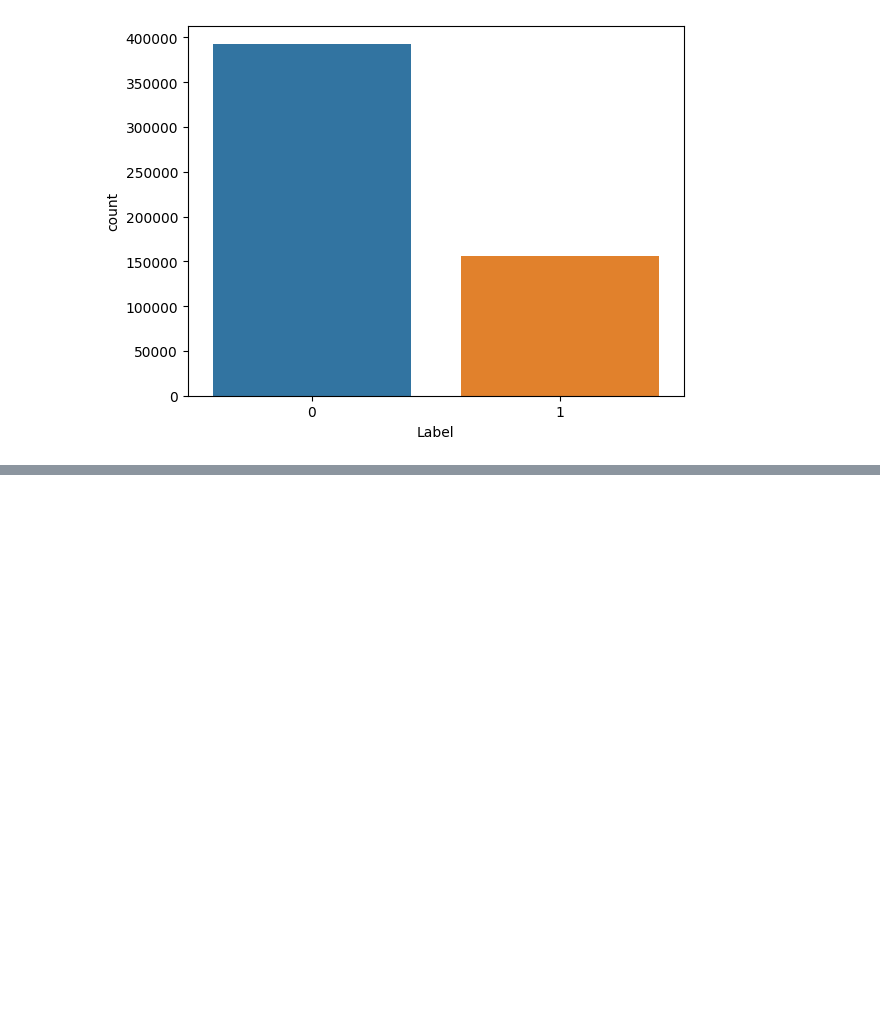
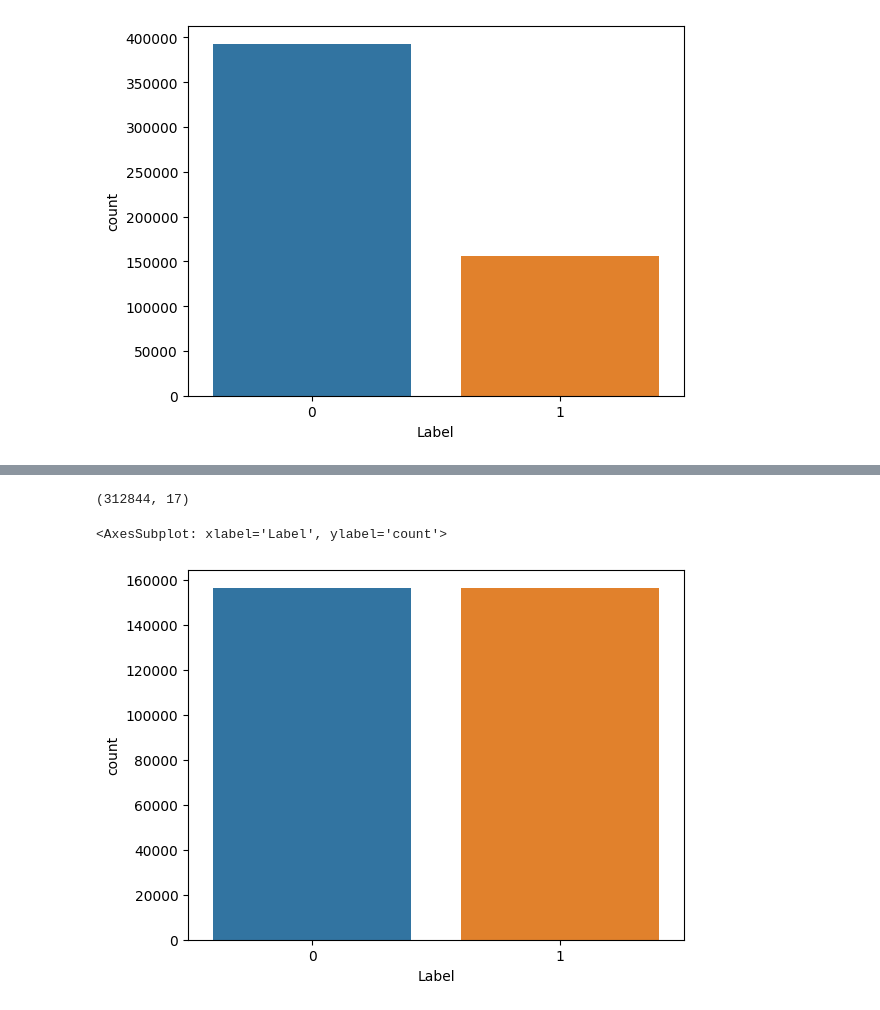
Before and after one commit to andresdlRoca/Guardian_Virtual, a Jupyter notebook: scripts/dev/url_detection.ipynb, the cells around one changed output, grey strips where cells are left out. Saved outputs shown, nothing was run; the diff lists cells and outputs as text; code cells hidden in the pictures; blank space fills up the shorter version.

```diff
--- a/scripts/dev/url_detection.ipynb
+++ b/scripts/dev/url_detection.ipynb
@@ -381,0 +384,8 @@ sns.countplot(x='Label', data=df)
+# %%
+# Balanceo de data
+# Under-sampling
+safe_urls = df[df['Label'] == 0]
+phishing_urls = df[df['Label'] == 1]
+safe_urls = safe_urls.sample(phishing_urls.shape[0])
+
+data = pd.concat([safe_urls, phishing_urls], axis=0, ignore_index=True)
@@ -381,0 +399,4 @@ sns.countplot(x='Label', data=df)
+# %%
+# Remove URL column
+data = data.drop(['URL'], axis=1)
+data.head()
@@ -381,0 +410,4 @@ sns.countplot(x='Label', data=df)
+# %%
+# Randomize positions of rows
+data = data.sample(frac=1).reset_index(drop=True)
+data.head()
@@ -381,0 +421,7 @@ sns.countplot(x='Label', data=df)
+# %%
+print(data.shape)
+sns.countplot(x='Label', data=data)
+# %% [output]
+(312844, 17)
+<AxesSubplot: xlabel='Label', ylabel='count'>
+[figure, added]
```
Also changed, not shown: parts of 9 cells of this notebook.
